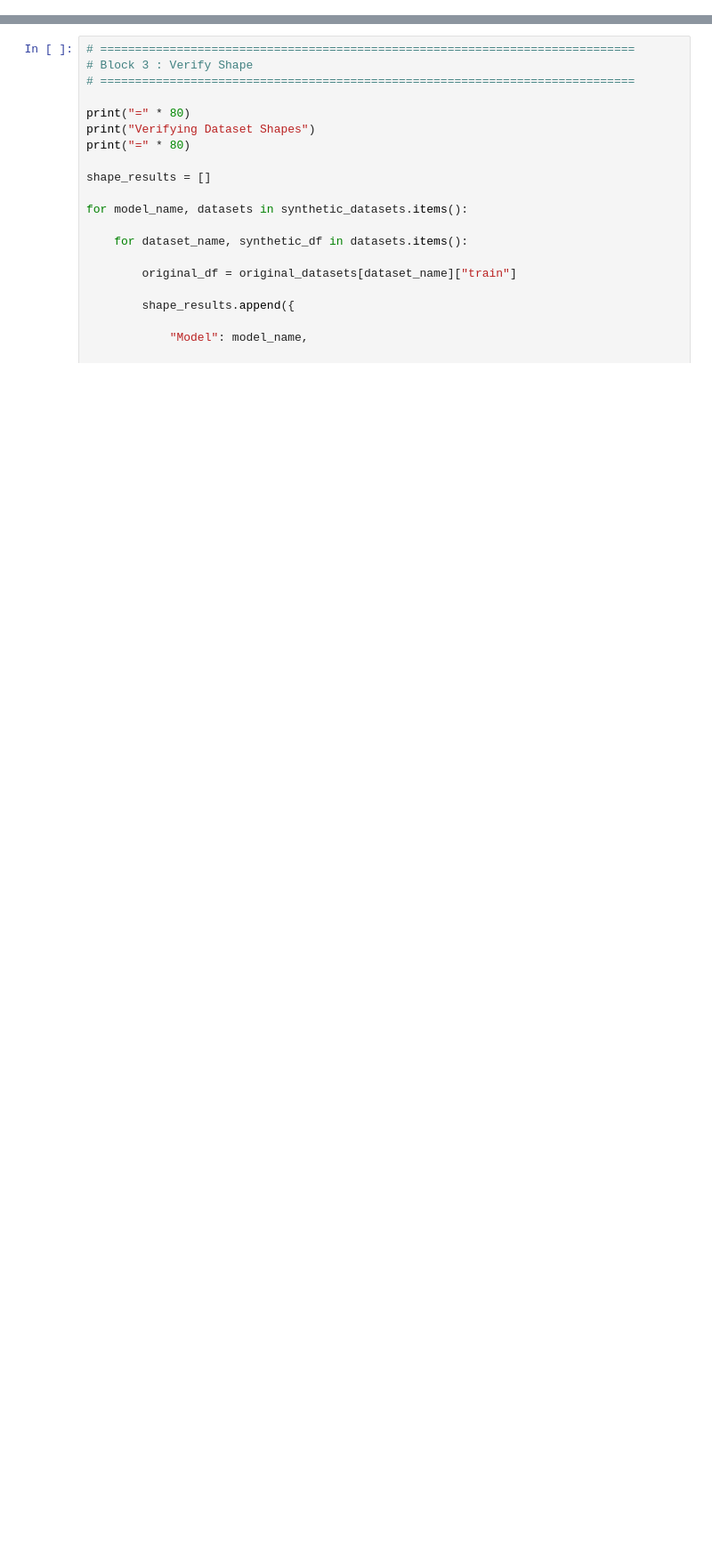
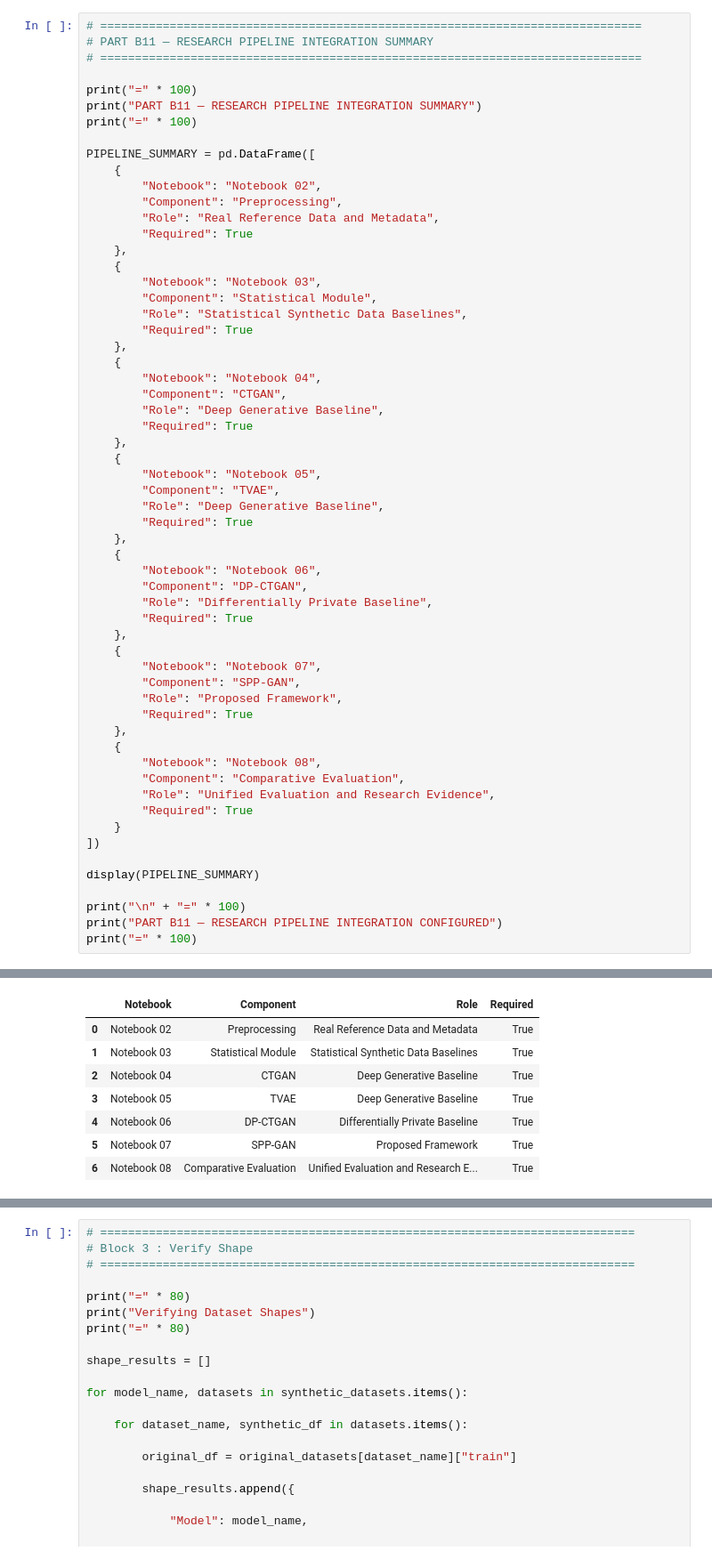
Before and after one commit to amzad-786githumb/Privacy-Preserving-Synthetic-Tabular-Data-Generation-Using-Generative-Adversarial-Networks, a Jupyter notebook: 08_Comparative_evaluation.ipynb, the cells around one changed output, grey strips where cells are left out. Shown at 89% size. Saved outputs shown, nothing was run; the diff lists cells and outputs as text; blank space fills up the shorter version.

```diff
--- a/08_Comparative_evaluation.ipynb
+++ b/08_Comparative_evaluation.ipynb
@@ -1251,0 +1812,60 @@ print("\nSynthetic datasets loaded successfully.")
+# %%
+# ==============================================================================
+# PART B11 — RESEARCH PIPELINE INTEGRATION SUMMARY
+# ==============================================================================
+
+print("=" * 100)
+print("PART B11 — RESEARCH PIPELINE INTEGRATION SUMMARY")
+print("=" * 100)
+
+PIPELINE_SUMMARY = pd.DataFrame([
+    {
+        "Notebook": "Notebook 02",
+        "Component": "Preprocessing",
+        "Role": "Real Reference Data and Metadata",
+        "Required": True
+    },
+    {
+        "Notebook": "Notebook 03",
+        "Component": "Statistical Module",
+        "Role": "Statistical Synthetic Data Baselines",
+        "Required": True
+    },
+    {
+        "Notebook": "Notebook 04",
+        "Component": "CTGAN",
+        "Role": "Deep Generative Baseline",
+        "Required": True
+    },
+    {
+        "Notebook": "Notebook 05",
+        "Component": "TVAE",
+        "Role": "Deep Generative Baseline",
+        "Required": True
+    },
+    {
+        "Notebook": "Notebook 06",
+        "Component": "DP-CTGAN",
+        "Role": "Differentially Private Baseline",
+        "Required": True
+    },
+    {
+        "Notebook": "Notebook 07",
+        "Component": "SPP-GAN",
+        "Role": "Proposed Framework",
+        "Required": True
+    },
+    {
+        "Notebook": "Notebook 08",
+        "Component": "Comparative Evaluation",
+        "Role": "Unified Evaluation and Research Evidence",
+        "Required": True
+    }
+])
+
+display(PIPELINE_SUMMARY)
+
+print("\n" + "=" * 100)
+print("PART B11 — RESEARCH PIPELINE INTEGRATION CONFIGURED")
+print("=" * 100)
+# %% [output]
@@ -1251,0 +1875,8 @@ print("\nSynthetic datasets loaded successfully.")
+|  | Notebook | Component | Role | Required |
+| 0 | Notebook 02 | Preprocessing | Real Reference Data and Metadata | True |
+| 1 | Notebook 03 | Statistical Module | Statistical Synthetic Data Baselines | True |
+| 2 | Notebook 04 | CTGAN | Deep Generative Baseline | True |
+| 3 | Notebook 05 | TVAE | Deep Generative Baseline | True |
+| 4 | Notebook 06 | DP-CTGAN | Differentially Private Baseline | True |
+| 5 | Notebook 07 | SPP-GAN | Proposed Framework | True |
+| 6 | Notebook 08 | Comparative Evaluation | Unified Evaluation and Research E... | True |
```
Also changed, not shown: parts of 53 cells of this notebook.
